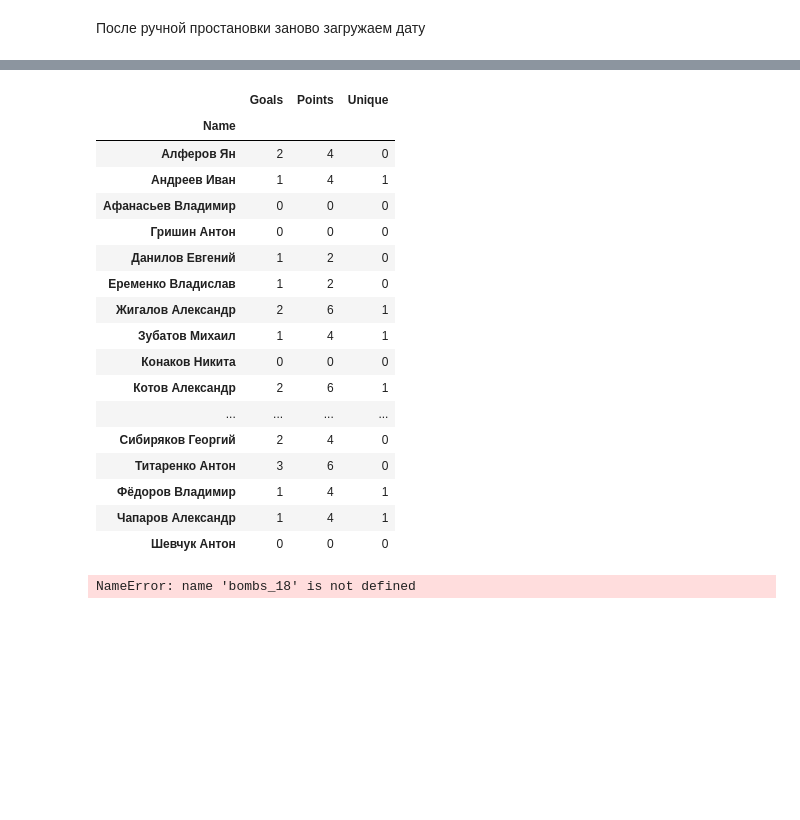
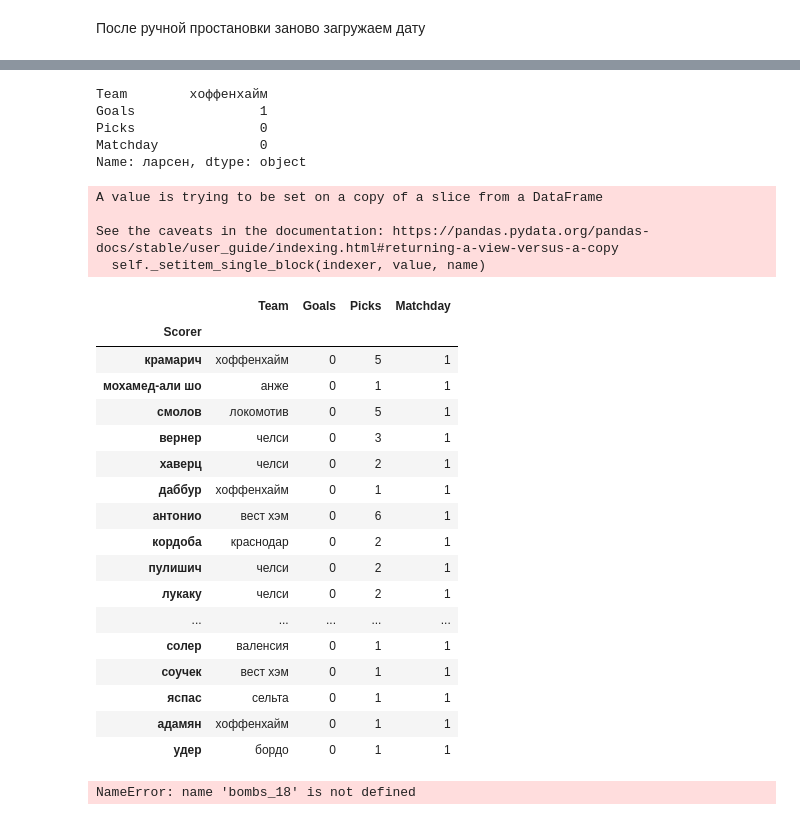
Before and after one commit to melanator/euroleague, a Jupyter notebook: bombs.ipynb, the cells around one changed output, grey strips where cells are left out. Drawn from its saved outputs; the diff is of its cells as text; code cells hidden in the pictures; blank space fills up the shorter version.

Commit message:
Refactor bombs notebook

```diff
--- a/bombs.ipynb
+++ b/bombs.ipynb
@@ -207,5 +214,5 @@ writer.save()
 # %% [markdown]
 После ручной простановки заново загружаем дату
 # %%
-bets_20 = pd.read_excel('output/bombs_bets.xlsx', index_col=0, sheet_name='20')
-bombs_20 = pd.read_excel('output/bombs.xlsx', sheet_name="20", index_col=0)
+bets_1 = pd.read_excel('output/bombs_bets.xlsx', index_col=0, sheet_name='1')
+bombs_1 = pd.read_excel('output/bombs.xlsx', sheet_name="1", index_col=0)
@@ -243,24 +258,40 @@ bomb_points(bets_20, bombs_20)
-# %%
-bets_20.groupby('Name').sum()
-# %% [output]
-|  | Goals | Points | Unique |
-| Name |  |  |  |
-| Алферов Ян | 2 | 4 | 0 |
-| Андреев Иван | 1 | 4 | 1 |
-| Афанасьев Владимир | 0 | 0 | 0 |
-| Гришин Антон | 0 | 0 | 0 |
-| Данилов Евгений | 1 | 2 | 0 |
-| Еременко Владислав | 1 | 2 | 0 |
-| Жигалов Александр | 2 | 6 | 1 |
-| Зубатов Михаил | 1 | 4 | 1 |
-| Конаков Никита | 0 | 0 | 0 |
-| Котов Александр | 2 | 6 | 1 |
-| ... | ... | ... | ... |
-| Сибиряков Георгий | 2 | 4 | 0 |
-| Титаренко Антон | 3 | 6 | 0 |
-| Фёдоров Владимир | 1 | 4 | 1 |
-| Чапаров Александр | 1 | 4 | 1 |
-| Шевчук Антон | 0 | 0 | 0 |
+# %%
+bombs_1.loc['ларсен']
+# %% [output]
+Team        хоффенхайм
+Goals                1
+Picks                0
+Matchday             0
+Name: ларсен, dtype: object
+# %%
+count_picks(bets_1, bombs_1)
+bomb_points(bets_1, bombs_1)
+# %% [output]
+A value is trying to be set on a copy of a slice from a DataFrame
+
+See the caveats in the documentation: https://pandas.pydata.org/pandas-docs/stable/user_guide/indexing.html#returning-a-view-versus-a-copy
+  self._setitem_single_block(indexer, value, name)
+# %%
+bombs_1
+# %% [output]
+|  | Team | Goals | Picks | Matchday |
+| Scorer |  |  |  |  |
+| крамарич | хоффенхайм | 0 | 5 | 1 |
+| мохамед-али шо | анже | 0 | 1 | 1 |
+| смолов | локомотив | 0 | 5 | 1 |
+| вернер | челси | 0 | 3 | 1 |
+| хаверц | челси | 0 | 2 | 1 |
+| даббур | хоффенхайм | 0 | 1 | 1 |
+| антонио | вест хэм | 0 | 6 | 1 |
+| кордоба | краснодар | 0 | 2 | 1 |
+| пулишич | челси | 0 | 2 | 1 |
+| лукаку | челси | 0 | 2 | 1 |
+| ... | ... | ... | ... | ... |
+| солер | валенсия | 0 | 1 | 1 |
+| соучек | вест хэм | 0 | 1 | 1 |
+| яспас | сельта | 0 | 1 | 1 |
+| адамян | хоффенхайм | 0 | 1 | 1 |
+| удер | бордо | 0 | 1 | 1 |
 # %%
 allgemein = pd.concat([bombs_2, bombs_18], axis=0, ignore_index=False)
 allgemein.groupby(['Team', 'Scorer']).agg({'Goals': 'sum', 'Picks': 'sum', 'Matchday': 'count'}).sort_values('Picks', ascending=False)
```
Also changed, not shown: parts of 12 cells of this notebook, 14 other files.
